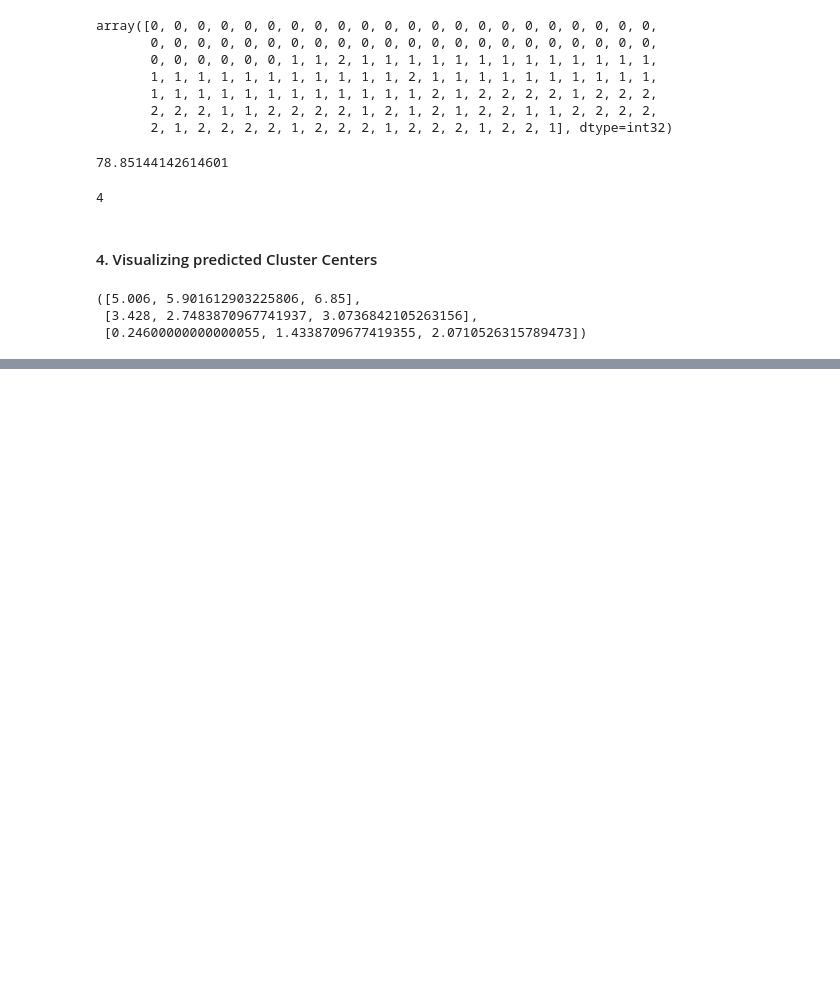
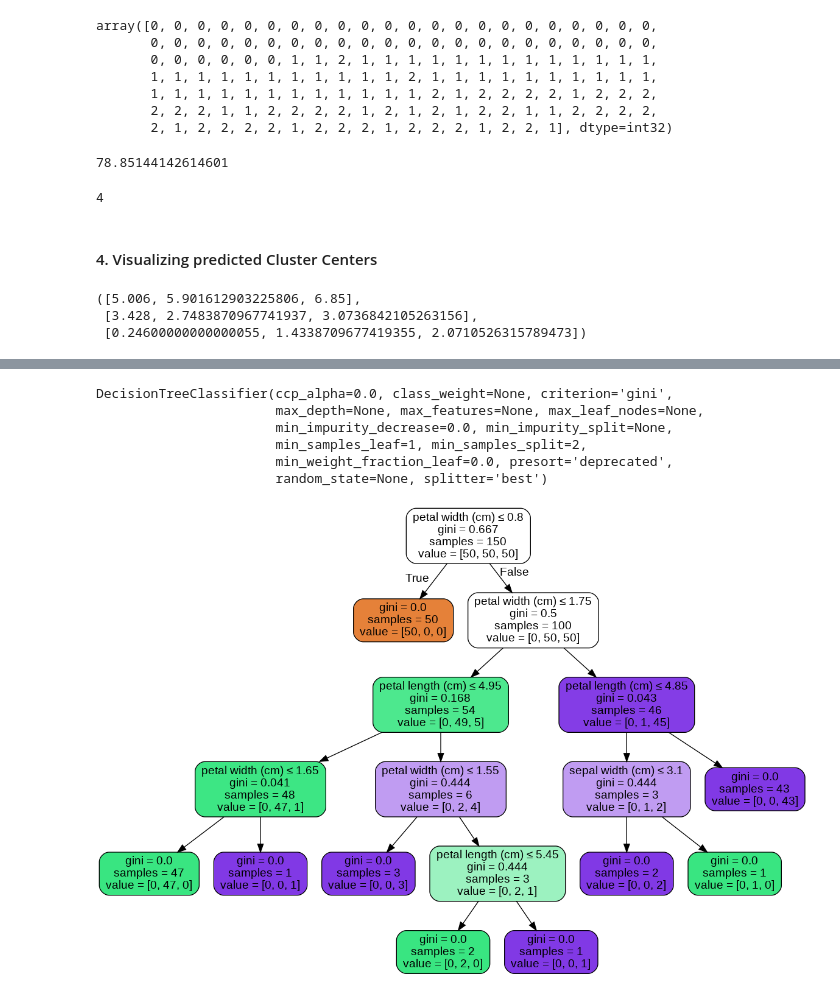
Before and after one commit to yesdeepakmittal/ml4beginners, a Jupyter notebook: mlDay02_Iris_unsupervised_lr_cluster.ipynb, the cells around one changed output, grey strips where cells are left out. Saved outputs shown, nothing was run; the diff lists cells and outputs as text; code cells hidden in the pictures; blank space fills up the shorter version.

Commit message:
tree final

```diff
--- a/mlDay02_Iris_unsupervised_lr_cluster.ipynb
+++ b/mlDay02_Iris_unsupervised_lr_cluster.ipynb
@@ -176,0 +186,11 @@ Thank you!😋
+# %%
+from sklearn.tree import DecisionTreeClassifier
+model = DecisionTreeClassifier()
+model.fit(temp.drop(['target','target_names'],axis = 1),temp['target'])
+# %% [output]
+DecisionTreeClassifier(ccp_alpha=0.0, class_weight=None, criterion='gini',
+                       max_depth=None, max_features=None, max_leaf_nodes=None,
+                       min_impurity_decrease=0.0, min_impurity_split=None,
+                       min_samples_leaf=1, min_samples_split=2,
+                       min_weight_fraction_leaf=0.0, presort='deprecated',
+                       random_state=None, splitter='best')
@@ -176,0 +204,10 @@ Thank you!😋
+# %%
+dot_data = StringIO()
+export_graphviz(model, out_file=dot_data, feature_names=df['feature_names'],
+                filled=True, rounded=True,
+                special_characters=True,rotate=False)
+img = pydotplus.graph_from_dot_data(dot_data.getvalue())
+# Image(img.write_png('tree.png'))
+Image(img.create_png())
+# %% [output]
+[figure, added]
```
Also changed, not shown: parts of 6 cells of this notebook.
